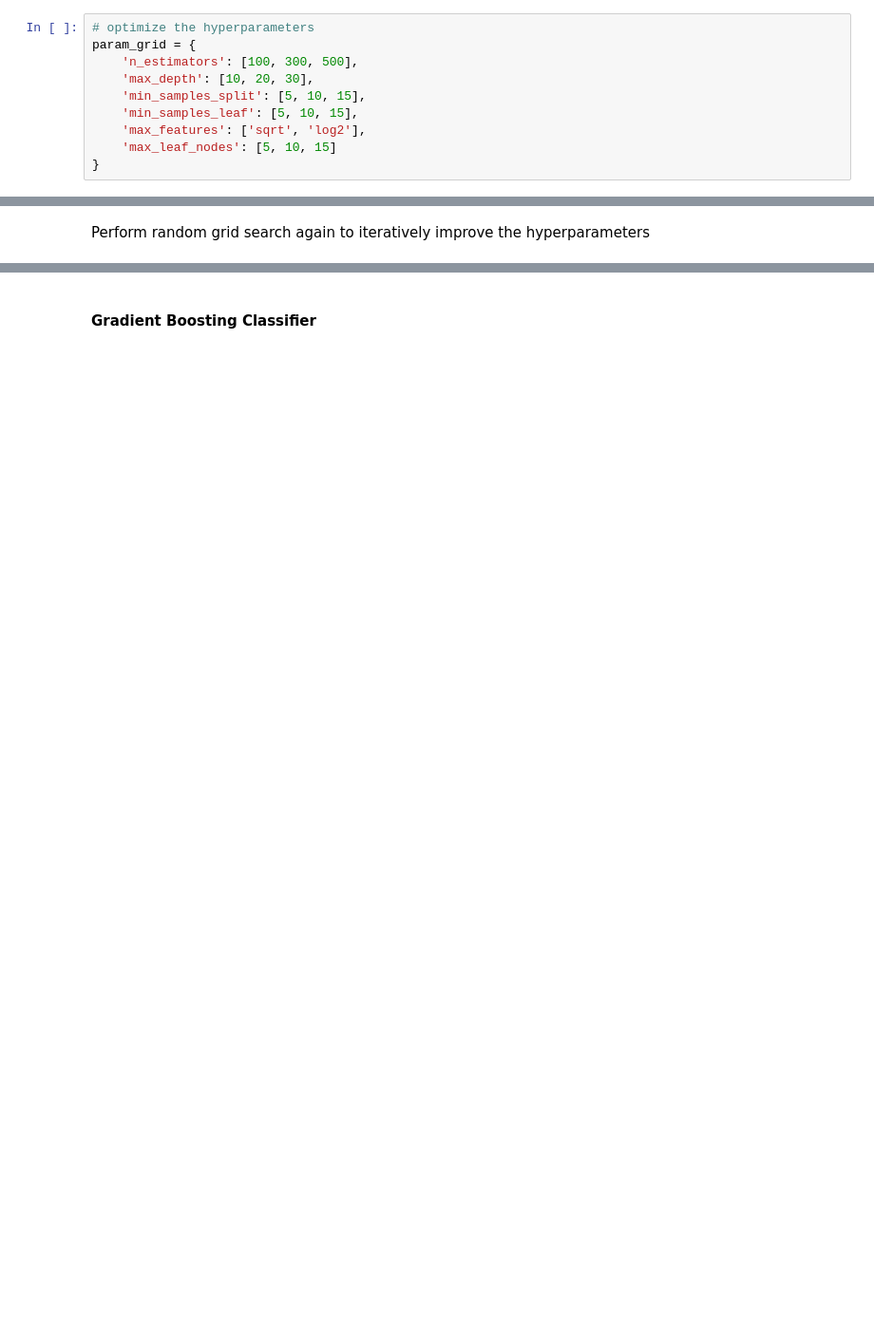
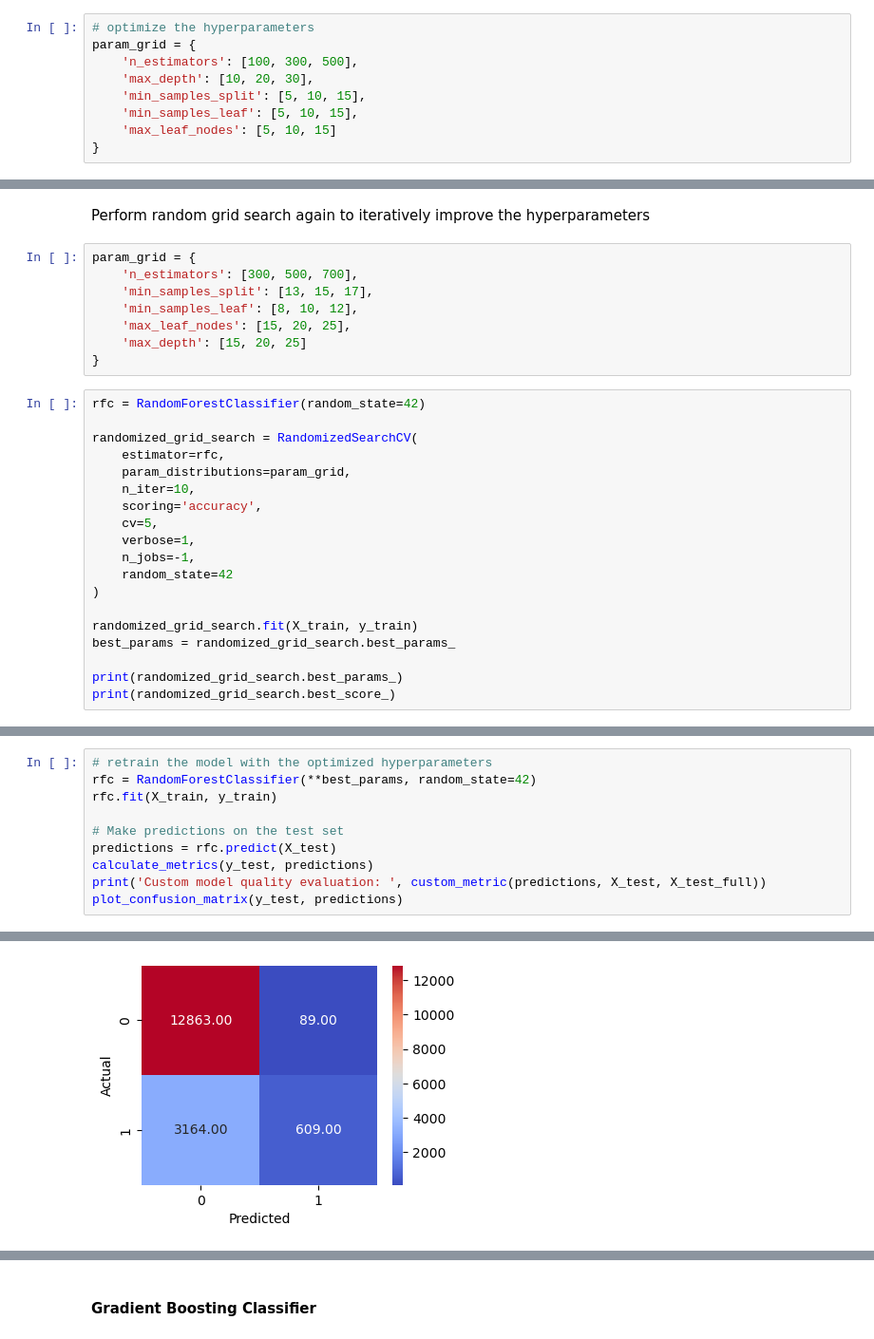
Before and after one commit to ahirsch-github/flight-price-prediction, a Jupyter notebook: flight-price-prediction.ipynb, the cells around one changed output, grey strips where cells are left out. Shown at 95% size. Cells and saved outputs as stored; diff of their text form; blank space fills up the shorter version.

```diff
--- a/flight-price-prediction.ipynb
+++ b/flight-price-prediction.ipynb
@@ -1600,7 +1579,6 @@ param_grid = {
     'max_depth': [10, 20, 30],
     'min_samples_split': [5, 10, 15],
     'min_samples_leaf': [5, 10, 15],
-    'max_features': ['sqrt', 'log2'],
     'max_leaf_nodes': [5, 10, 15]
 }
 # %% [markdown]
@@ -1629,2 +1609,29 @@ Fitting 5 folds for each of 10 candidates, totalling 50 fits
 # %% [markdown]
 Perform random grid search again to iteratively improve the hyperparameters
+# %%
+param_grid = {
+    'n_estimators': [300, 500, 700],
+    'min_samples_split': [13, 15, 17],
+    'min_samples_leaf': [8, 10, 12],
+    'max_leaf_nodes': [15, 20, 25],
+    'max_depth': [15, 20, 25]
+}
+# %%
+rfc = RandomForestClassifier(random_state=42)
+
+randomized_grid_search = RandomizedSearchCV(
+    estimator=rfc,
+    param_distributions=param_grid,
+    n_iter=10,
+    scoring='accuracy',
+    cv=5,
+    verbose=1,
+    n_jobs=-1,
+    random_state=42
+)
+
+randomized_grid_search.fit(X_train, y_train)
+best_params = randomized_grid_search.best_params_
+
+print(randomized_grid_search.best_params_)
+print(randomized_grid_search.best_score_)
@@ -1630,0 +1642,11 @@ Perform random grid search again to iteratively improve the hyperparameters
+# %%
+# retrain the model with the optimized hyperparameters
+rfc = RandomForestClassifier(**best_params, random_state=42)
+rfc.fit(X_train, y_train)
+
+# Make predictions on the test set
+predictions = rfc.predict(X_test)
+calculate_metrics(y_test, predictions)
+print('Custom model quality evaluation: ', custom_metric(predictions, X_test, X_test_full))
+plot_confusion_matrix(y_test, predictions)
+# %% [output]
@@ -1631,2 +1659,3 @@ Perform random grid search again to iteratively improve the hyperparameters
+[figure, added]
 # %%
 param_grid = {
```
Also changed, not shown: parts of 87 cells of this notebook.
